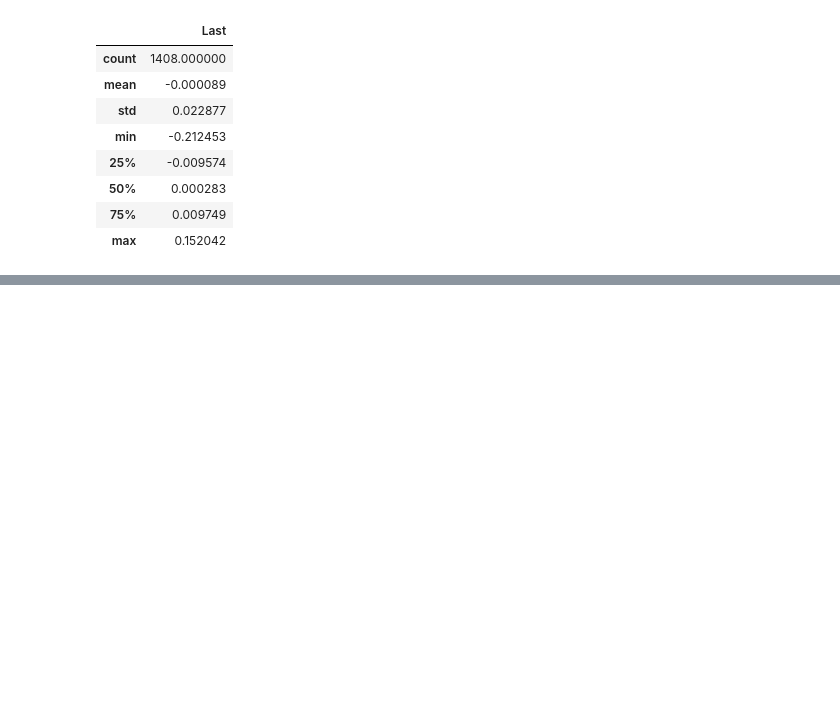
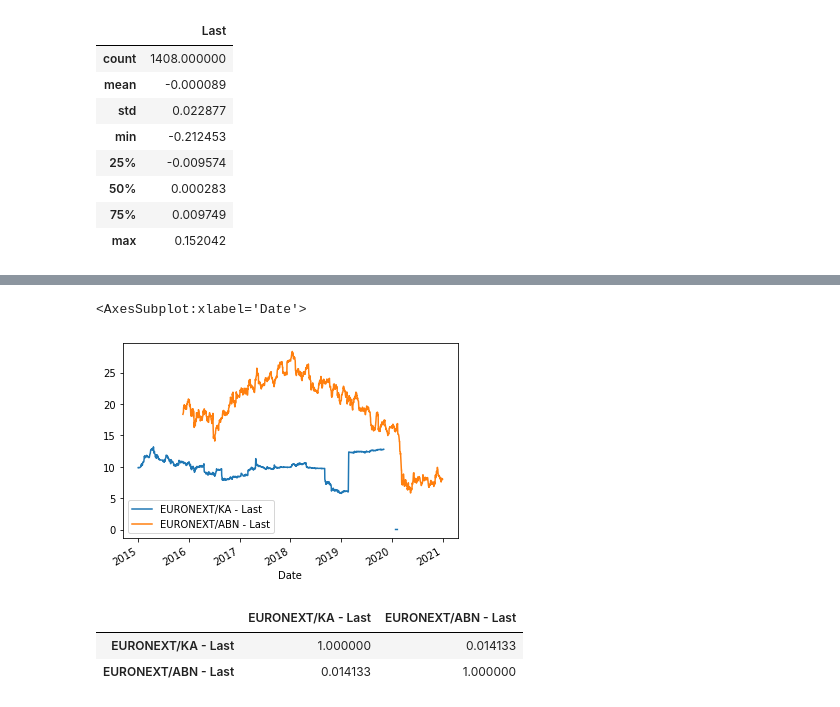
Before and after one commit to KevinArielM/Finances, a Jupyter notebook: Introducción a Machine Learning III.ipynb, the cells around one changed output, grey strips where cells are left out. Cells and saved outputs as stored; diff of their text form; code cells hidden in the pictures; blank space fills up the shorter version.

```diff
--- a/Introducción a Machine Learning III.ipynb
+++ b/Introducción a Machine Learning III.ipynb
@@ -173,0 +208,15 @@ variaciones_diarias.describe() #estadística descriptiva
+# %%
+#múltiples series de tiempo
+df1=quandl.get(["EURONEXT/KA.4", "EURONEXT/ABN.4"],
+              start_date="2015-01-01",
+              end_date="2021-01-01")
+df1.plot()
+# %% [output]
+<AxesSubplot:xlabel='Date'>
+[figure, added]
+# %%
+df1.pct_change().corr() #matriz de correlaciones
+# %% [output]
+|  | EURONEXT/KA - Last | EURONEXT/ABN - Last |
+| EURONEXT/KA - Last | 1.000000 | 0.014133 |
+| EURONEXT/ABN - Last | 0.014133 | 1.000000 |
```
Also changed, not shown: parts of 5 cells of this notebook.
